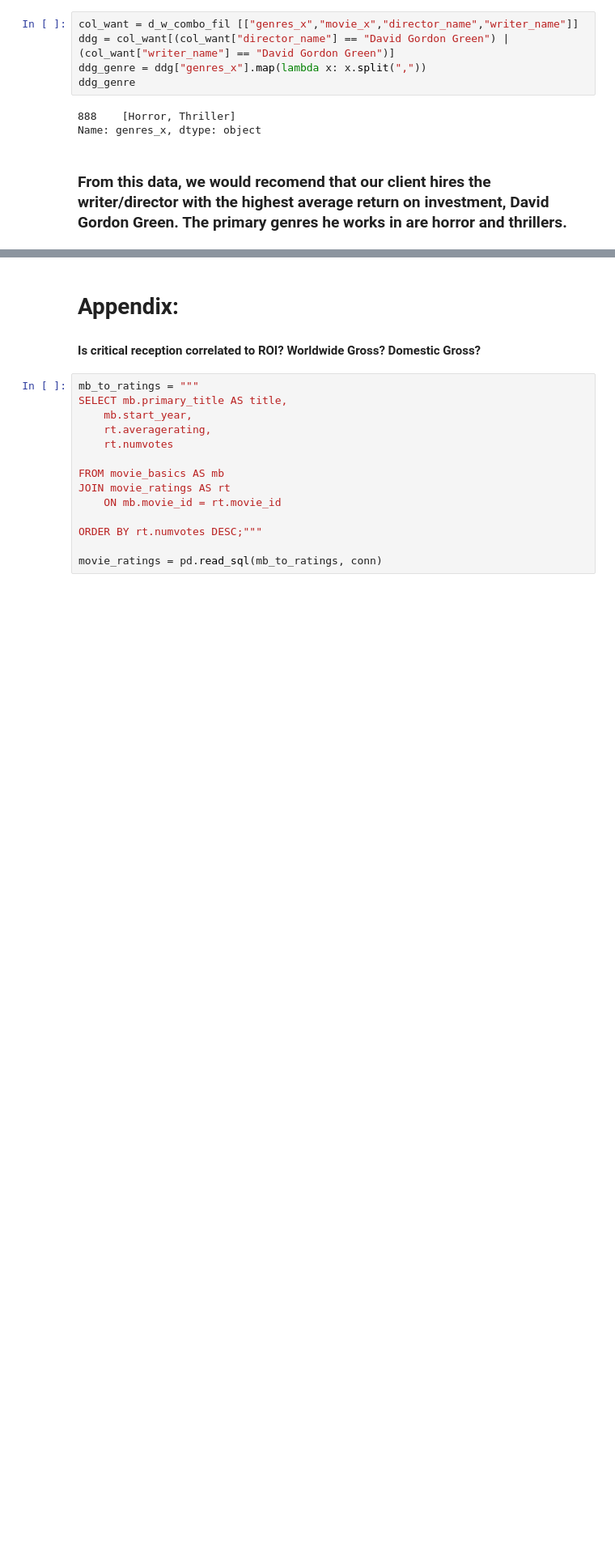
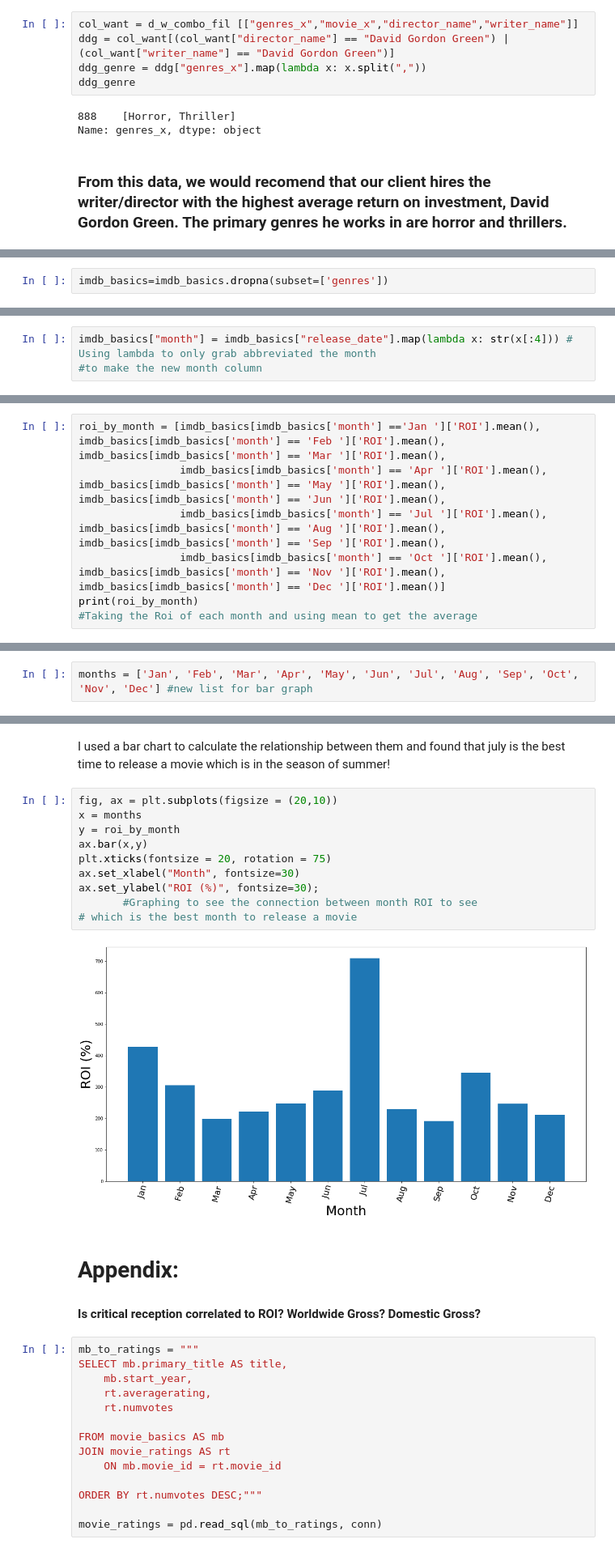
Before and after one commit to soohojp/Phase-1-Project-Best-Team-, a Jupyter notebook: master_dataset.ipynb, the cells around one changed output, grey strips where cells are left out. Shown at 81% size. Drawn from its saved outputs; the diff is of its cells as text; blank space fills up the shorter version.

```diff
--- a/master_dataset.ipynb
+++ b/master_dataset.ipynb
@@ -658,0 +665,2 @@ Name: genres_x, dtype: object
+# %%
+imdb_basics=imdb_basics.dropna(subset=['genres'])
@@ -658,0 +706,3 @@ Name: genres_x, dtype: object
+# %%
+imdb_basics["month"] = imdb_basics["release_date"].map(lambda x: str(x[:4])) # Using lambda to only grab abbreviated the month
+#to make the new month column
@@ -658,0 +738,7 @@ Name: genres_x, dtype: object
+# %%
+roi_by_month = [imdb_basics[imdb_basics['month'] =='Jan ']['ROI'].mean(), imdb_basics[imdb_basics['month'] == 'Feb ']['ROI'].mean(), imdb_basics[imdb_basics['month'] == 'Mar ']['ROI'].mean(),
+                imdb_basics[imdb_basics['month'] == 'Apr ']['ROI'].mean(), imdb_basics[imdb_basics['month'] == 'May ']['ROI'].mean(), imdb_basics[imdb_basics['month'] == 'Jun ']['ROI'].mean(),
+                imdb_basics[imdb_basics['month'] == 'Jul ']['ROI'].mean(), imdb_basics[imdb_basics['month'] == 'Aug ']['ROI'].mean(), imdb_basics[imdb_basics['month'] == 'Sep ']['ROI'].mean(),
+                imdb_basics[imdb_basics['month'] == 'Oct ']['ROI'].mean(), imdb_basics[imdb_basics['month'] == 'Nov ']['ROI'].mean(), imdb_basics[imdb_basics['month'] == 'Dec ']['ROI'].mean()]
+print(roi_by_month)
+#Taking the Roi of each month and using mean to get the average
@@ -658,0 +747,2 @@ Name: genres_x, dtype: object
+# %%
+months = ['Jan', 'Feb', 'Mar', 'Apr', 'May', 'Jun', 'Jul', 'Aug', 'Sep', 'Oct', 'Nov', 'Dec'] #new list for bar graph
@@ -659,3 +771,17 @@ Name: genres_x, dtype: object
+# %% [markdown]
+I used a bar chart to calculate the relationship between them and found that july is the best time to release a movie which is in the season of summer!
+# %%
+fig, ax = plt.subplots(figsize = (20,10))
+x = months
+y = roi_by_month
+ax.bar(x,y)
+plt.xticks(fontsize = 20, rotation = 75)
+ax.set_xlabel("Month", fontsize=30)
+ax.set_ylabel("ROI (%)", fontsize=30);
+       #Graphing to see the connection between month ROI to see
+# which is the best month to release a movie
+# %% [output]
+[figure, added]
 # %% [markdown]
 # Appendix:
 
```
Also changed, not shown: parts of 15 cells of this notebook.
